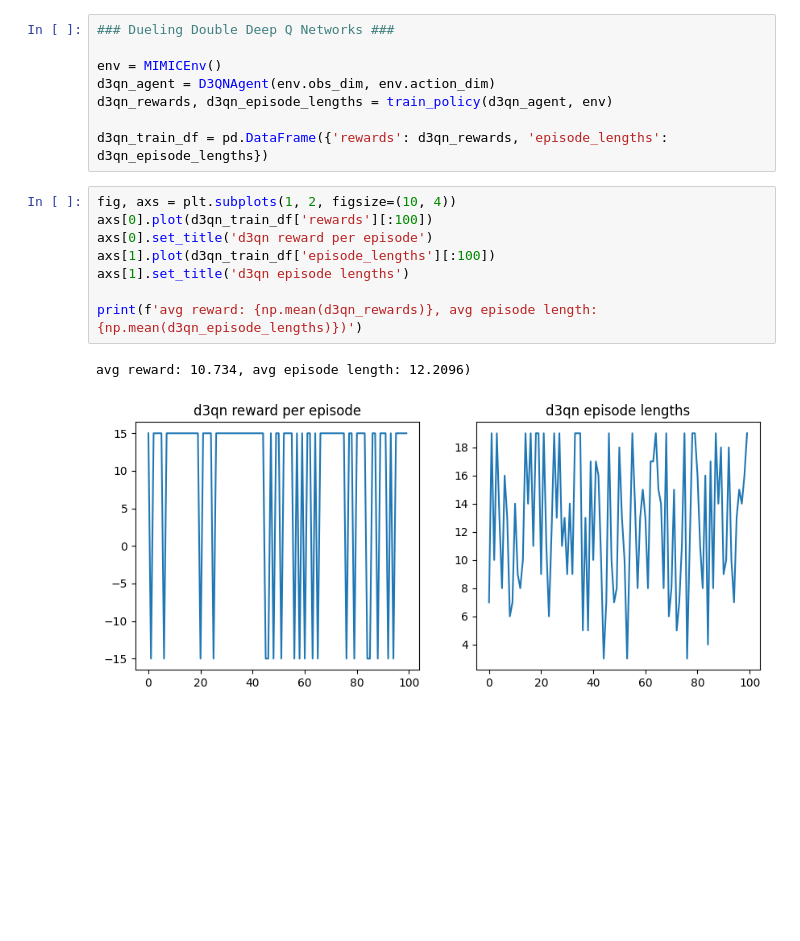
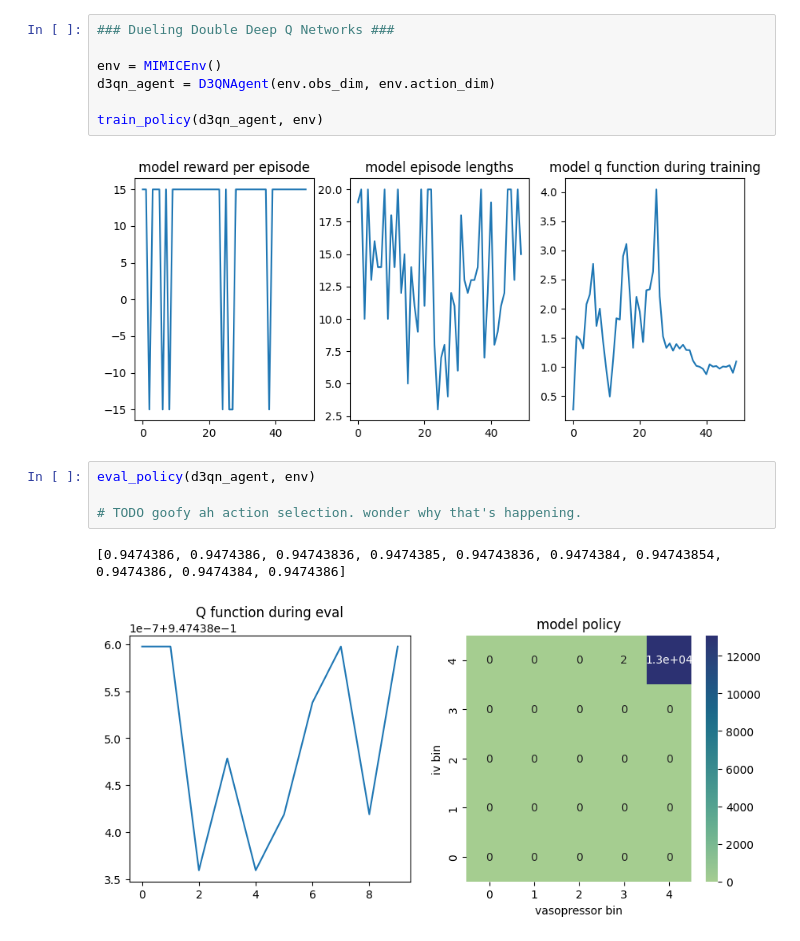
Before and after one commit to weissguy/rl-sepsis, a Jupyter notebook: mimic_policies.ipynb, the cells around one changed output. Drawn from its saved outputs; the diff is of its cells as text; blank space fills up the shorter version.

```diff
--- a/mimic_policies.ipynb
+++ b/mimic_policies.ipynb
@@ -147,22 +131,19 @@ avg episode length from dqn: 12.235666666666667
 # %%
 ### Dueling Double Deep Q Networks ###
 
 env = MIMICEnv()
 d3qn_agent = D3QNAgent(env.obs_dim, env.action_dim)
-d3qn_rewards, d3qn_episode_lengths = train_policy(d3qn_agent, env)
 
-d3qn_train_df = pd.DataFrame({'rewards': d3qn_rewards, 'episode_lengths': d3qn_episode_lengths})
+train_policy(d3qn_agent, env)
+# %% [output]
+[figure, added]
-# %%
-fig, axs = plt.subplots(1, 2, figsize=(10, 4))
-axs[0].plot(d3qn_train_df['rewards'][:100])
-axs[0].set_title('d3qn reward per episode')
-axs[1].plot(d3qn_train_df['episode_lengths'][:100])
-axs[1].set_title('d3qn episode lengths')
-
-print(f'avg reward: {np.mean(d3qn_rewards)}, avg episode length: {np.mean(d3qn_episode_lengths)})')
-# %% [output]
-avg reward: 10.734, avg episode length: 12.2096)
-[figure, removed]
+# %%
+eval_policy(d3qn_agent, env)
+
+# TODO goofy ah action selection. wonder why that's happening.
+# %% [output]
+[0.9474386, 0.9474386, 0.94743836, 0.9474385, 0.94743836, 0.9474384, 0.94743854, 0.9474386, 0.9474384, 0.9474386]
+[figure, added]
 # %%
 ### Conservative Q-Learning (CQL) ###
 
```
Also changed, not shown: parts of 17 cells of this notebook, 6 other files.
